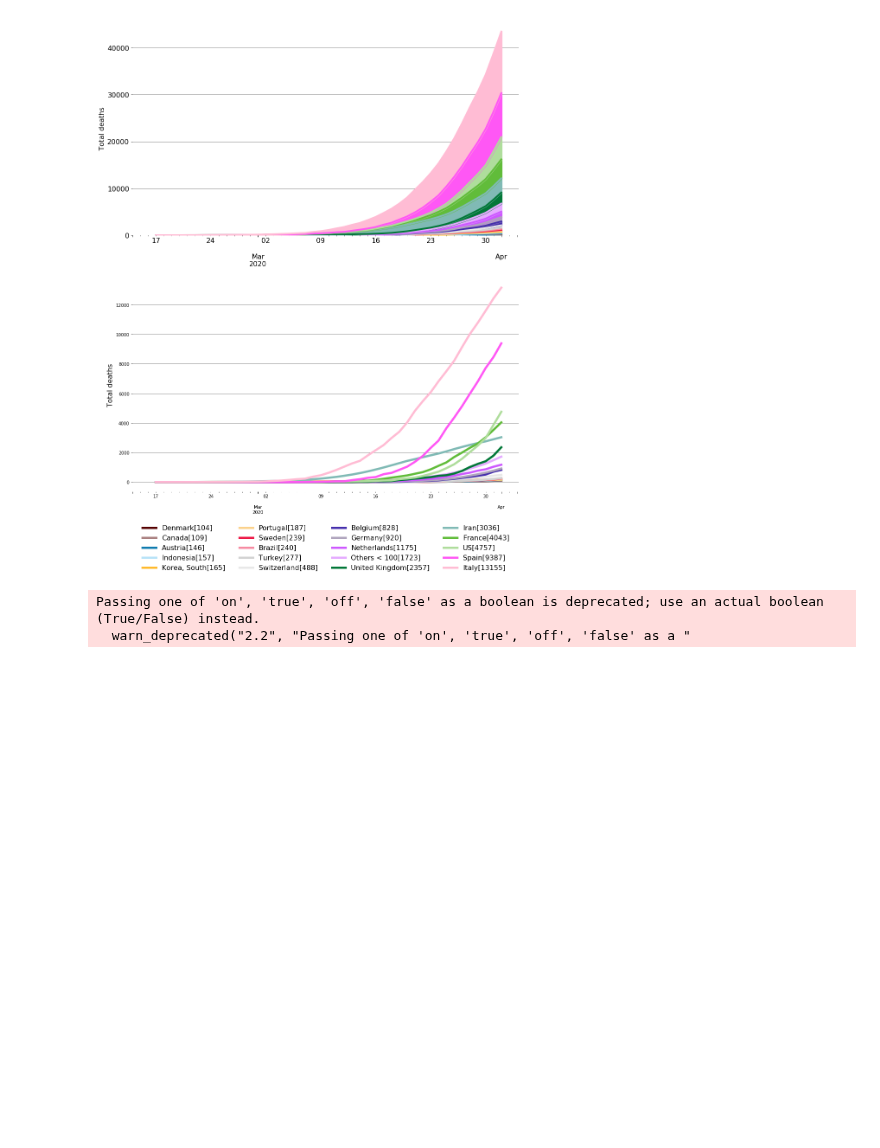
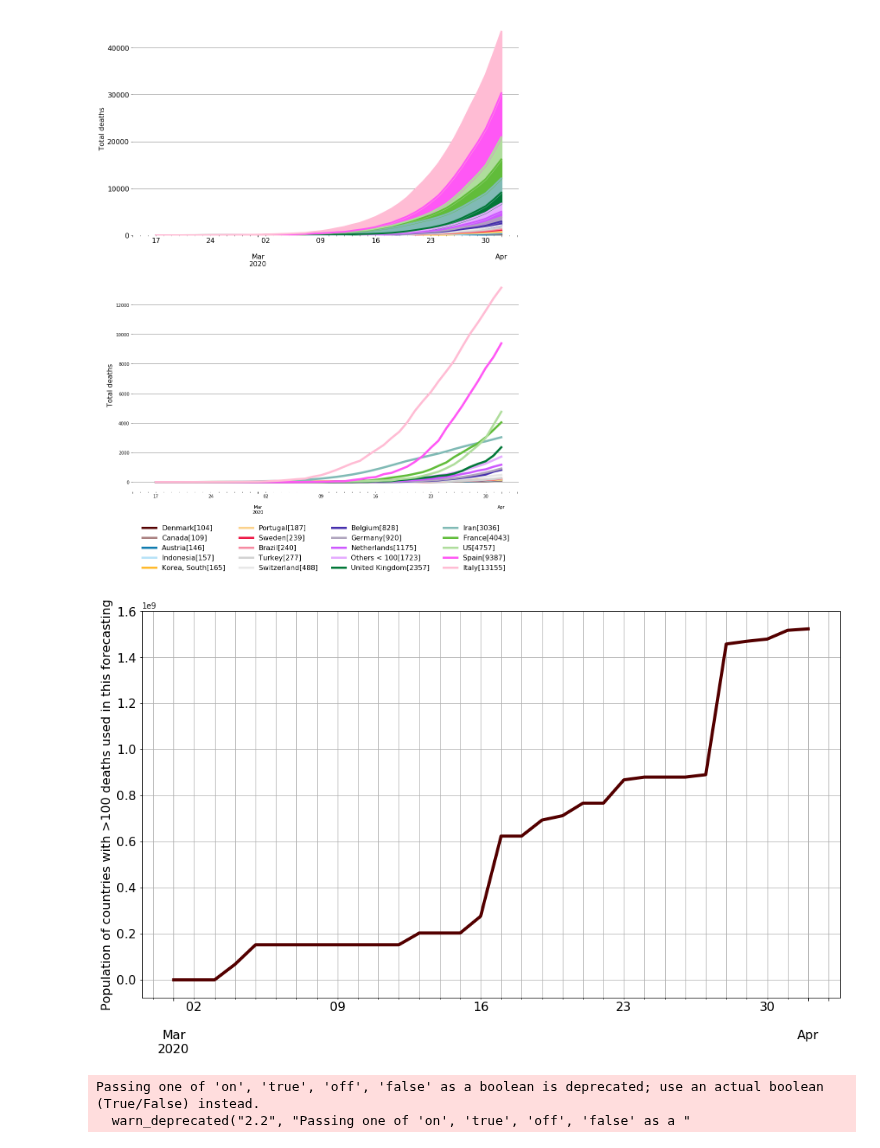
Before and after one commit to djhume/COVID-19, a Jupyter notebook: COVID-19.ipynb, the cells around one changed output. Saved outputs shown, nothing was run; the diff lists cells and outputs as text; code cells hidden in the pictures; blank space fills up the shorter version.

```diff
--- a/COVID-19.ipynb
+++ b/COVID-19.ipynb
@@ -316,6 +317,16 @@ Try using .loc[row_indexer,col_indexer] = value instead
 
 See the caveats in the documentation: http://pandas.pydata.org/pandas-docs/stable/indexing.html#indexing-view-versus-copy
 [figure]
+# %%
+fig = plt.figure(1, figsize=[16,20])
+ax = fig.add_subplot(211)
+row_pop_size = ((RoW_D2>death_lim).multiply(pop.T).sum(axis=1))
+row_pop_size["2020/3/1":].plot(ax=ax, lw=4, fontsize=16)
+ax.set_xlabel('')
+ax.set_ylabel('Population of countries with >100 deaths used in this forecasting', fontsize=16)
+ax.grid(which='both')
+# %% [output]
+[figure, added]
 # %%
 fig = plt.figure(1, figsize=[16,12])
 ax = fig.add_subplot(111)
```
Also changed, not shown: parts of 6 cells of this notebook.
